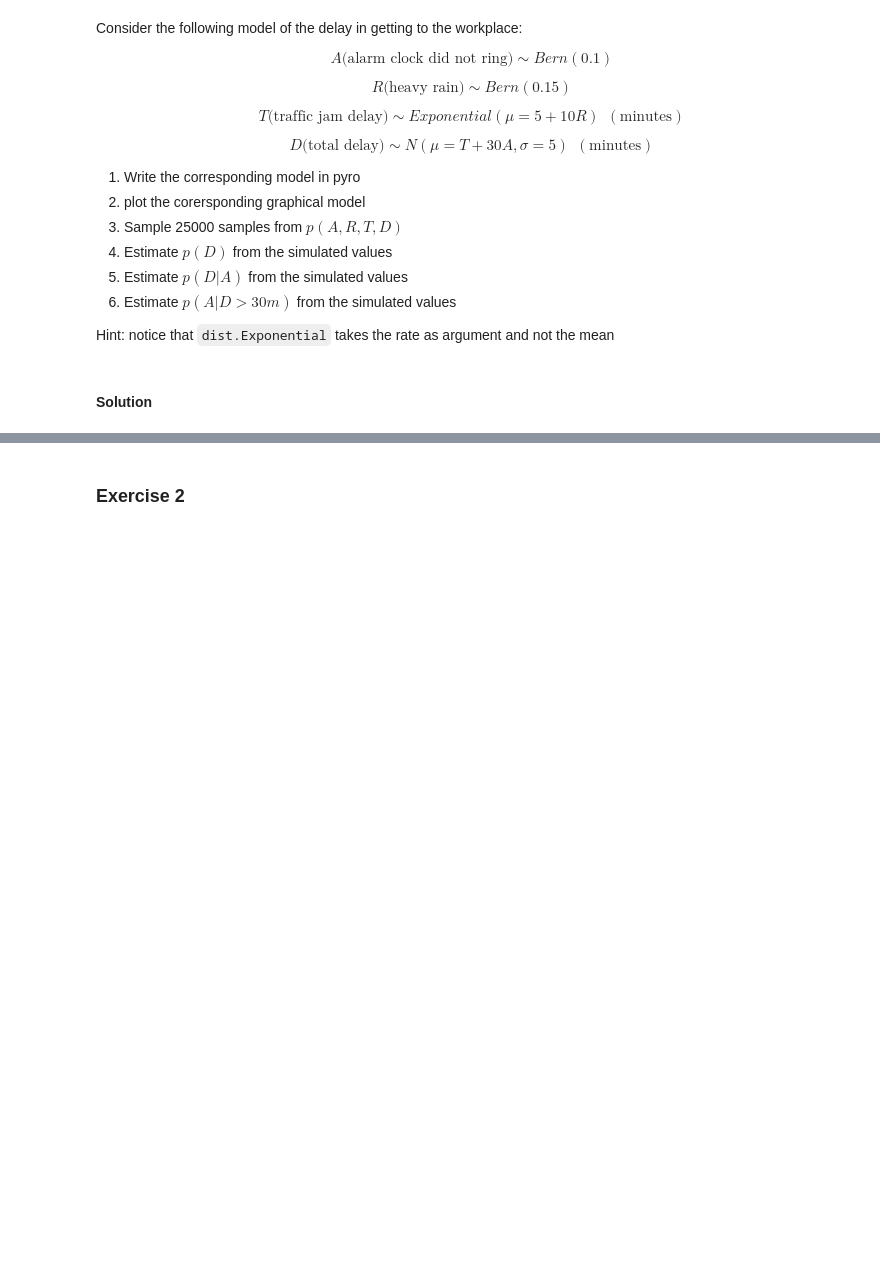
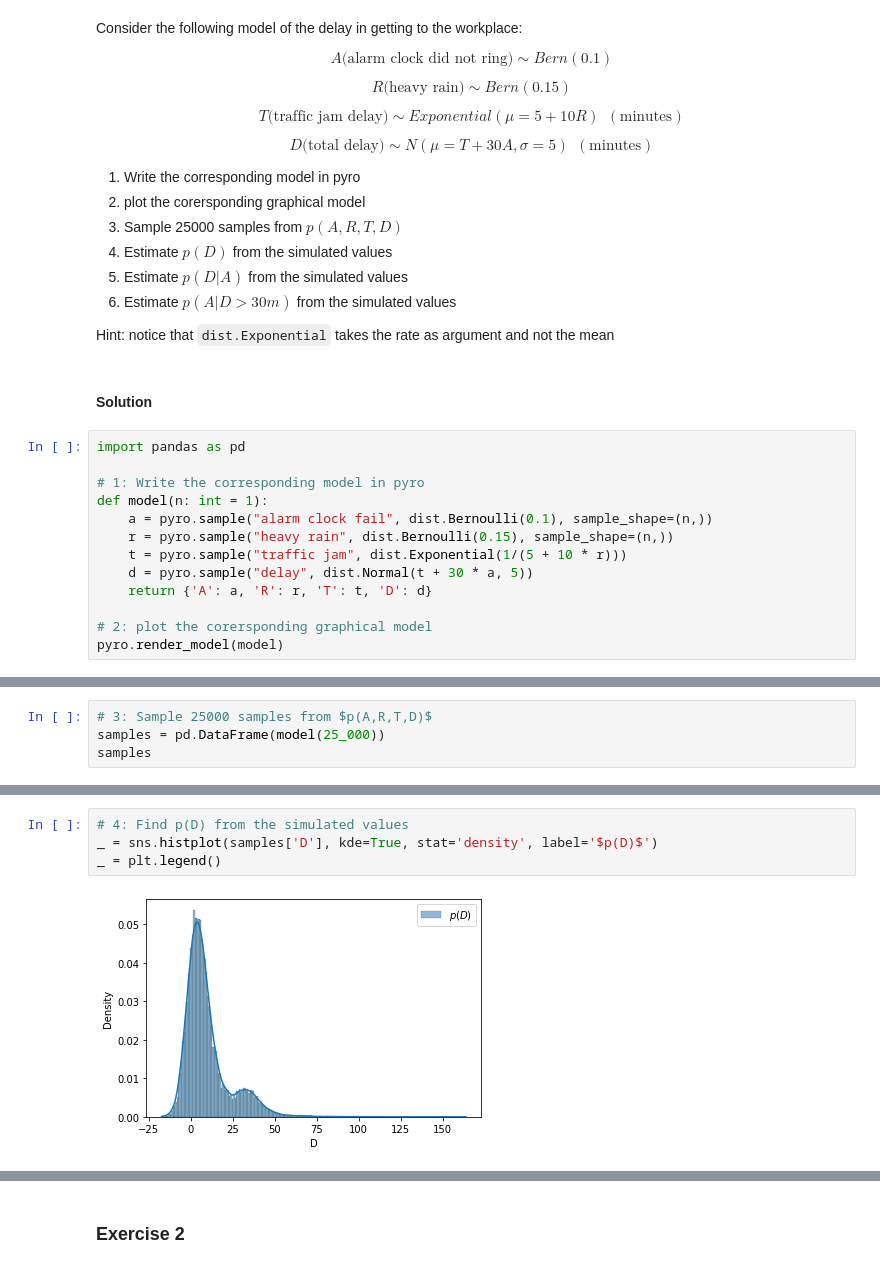
Before and after one commit to DavideScassola/PML2024, a Jupyter notebook: Notebooks/03_pyro_basics_exercises.ipynb, the cells around one changed output, grey strips where cells are left out. Drawn from its saved outputs; the diff is of its cells as text; blank space fills up the shorter version.

Commit message:
add ex1 pyro solution

```diff
--- a/Notebooks/03_pyro_basics_exercises.ipynb
+++ b/Notebooks/03_pyro_basics_exercises.ipynb
@@ -32,3 +34,16 @@ $$D\text{(total delay)} \sim N(\mu = T + 30A, \sigma = 5) \ \ (\text{minutes})$$
 Hint: notice that `dist.Exponential` takes the rate as argument and not the mean
 # %% [markdown]
 #### Solution
+# %%
+import pandas as pd
+
+# 1: Write the corresponding model in pyro
+def model(n: int = 1):
+    a = pyro.sample("alarm clock fail", dist.Bernoulli(0.1), sample_shape=(n,))
+    r = pyro.sample("heavy rain", dist.Bernoulli(0.15), sample_shape=(n,))
+    t = pyro.sample("traffic jam", dist.Exponential(1/(5 + 10 * r)))
+    d = pyro.sample("delay", dist.Normal(t + 30 * a, 5))
+    return {'A': a, 'R': r, 'T': t, 'D': d}
+
+# 2: plot the corersponding graphical model
+pyro.render_model(model)
@@ -34,0 +52,4 @@ Hint: notice that `dist.Exponential` takes the rate as argument and not the mean
+# %%
+# 3: Sample 25000 samples from $p(A,R,T,D)$
+samples = pd.DataFrame(model(25_000))
+samples
@@ -34,0 +70,6 @@ Hint: notice that `dist.Exponential` takes the rate as argument and not the mean
+# %%
+# 4: Find p(D) from the simulated values
+_ = sns.histplot(samples['D'], kde=True, stat='density', label='$p(D)$')
+_ = plt.legend()
+# %% [output]
+[figure, added]
```
Also changed, not shown: parts of 5 cells of this notebook, 1 other file.
